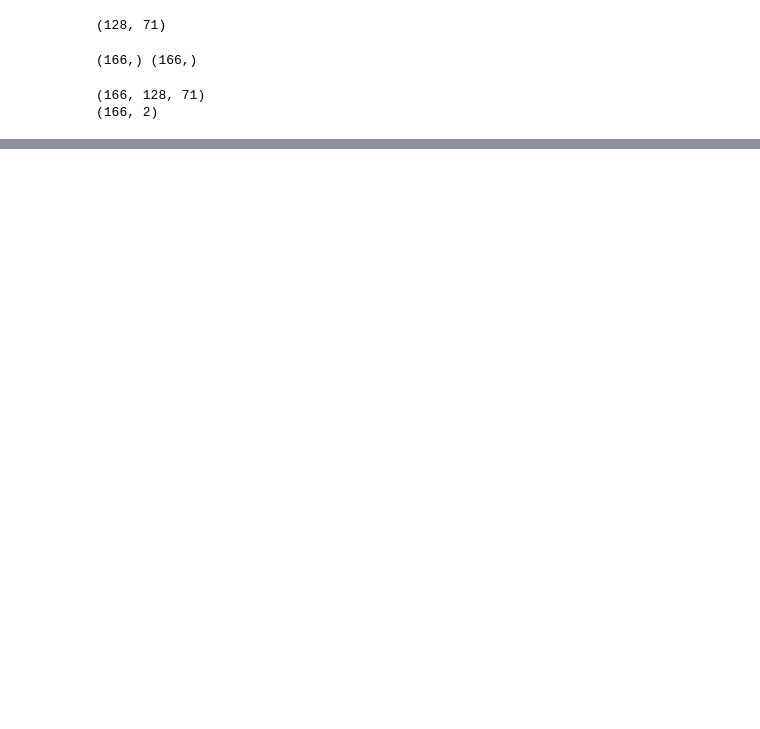
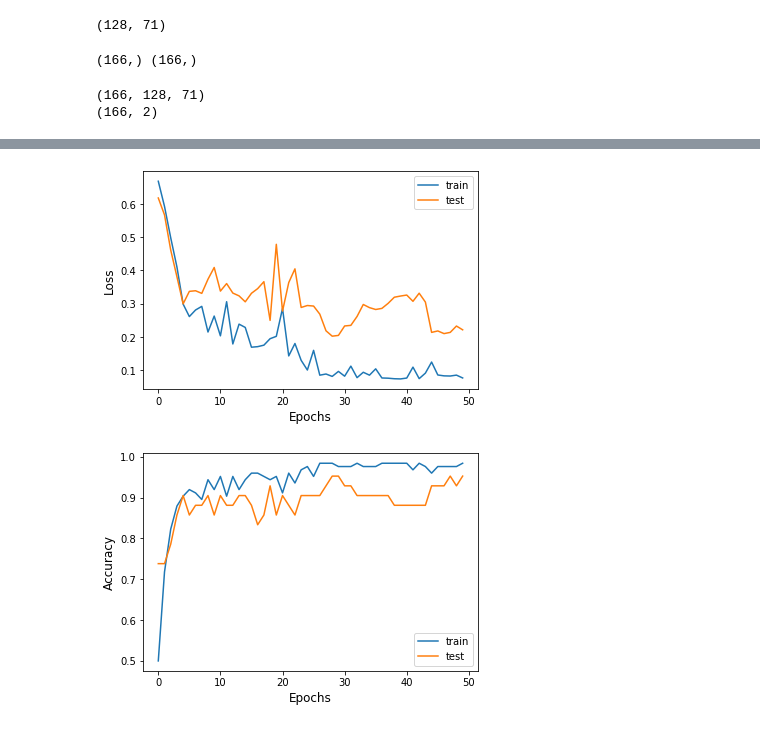
Before and after one commit to MrCycler/Scream_Detector, a Jupyter notebook: MODELS/lstm.ipynb, the cells around one changed output, grey strips where cells are left out. Cells and saved outputs as stored; diff of their text form; code cells hidden in the pictures; blank space fills up the shorter version.

Commit message:
Added loss/accuracy plots.

```diff
--- a/MODELS/lstm.ipynb
+++ b/MODELS/lstm.ipynb
@@ -128,5 +127,5 @@ _________________________________________________________________
 # %%
 # se entrena el modelo en 90 epocas y batch size de 50
 #model.fit(X_train, Y_train, epochs = 90, batch_size = 50, validation_data = (X_test, Y_test))
-model.fit(X_train, Y_train, epochs = 50, batch_size = 50, validation_data = (X_test, Y_test))
+history = model.fit(X_train, Y_train, epochs = 50, batch_size = 50, validation_data = (X_test, Y_test))
 # %% [output]
@@ -164,0 +163,17 @@ model.save('crnn.h5')
+# %%
+# plot history
+pyplot.plot(history.history['loss'], label='train')
+pyplot.plot(history.history['val_loss'], label='test')
+pyplot.legend()
+pyplot.xlabel('Epochs', fontsize = 12)
+pyplot.ylabel('Loss', fontsize = 12)
+pyplot.show()
+pyplot.plot(history.history['acc'], label='train')
+pyplot.plot(history.history['val_acc'], label='test')
+pyplot.legend()
+pyplot.xlabel('Epochs', fontsize = 12)
+pyplot.ylabel('Accuracy', fontsize = 12)
+pyplot.show()
+# %% [output]
+[figure, added]
+[figure, added]
```
Also changed, not shown: parts of 5 cells of this notebook, 1 other file.
